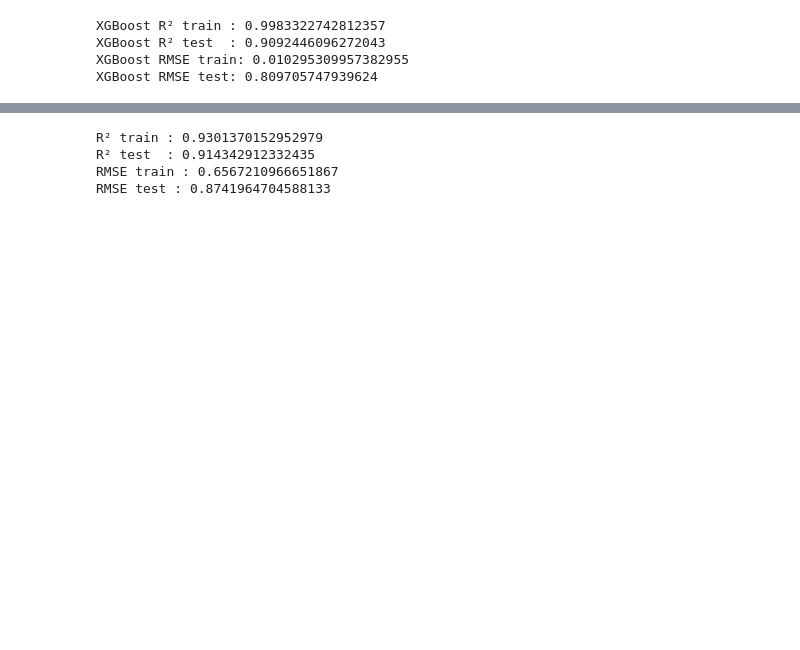
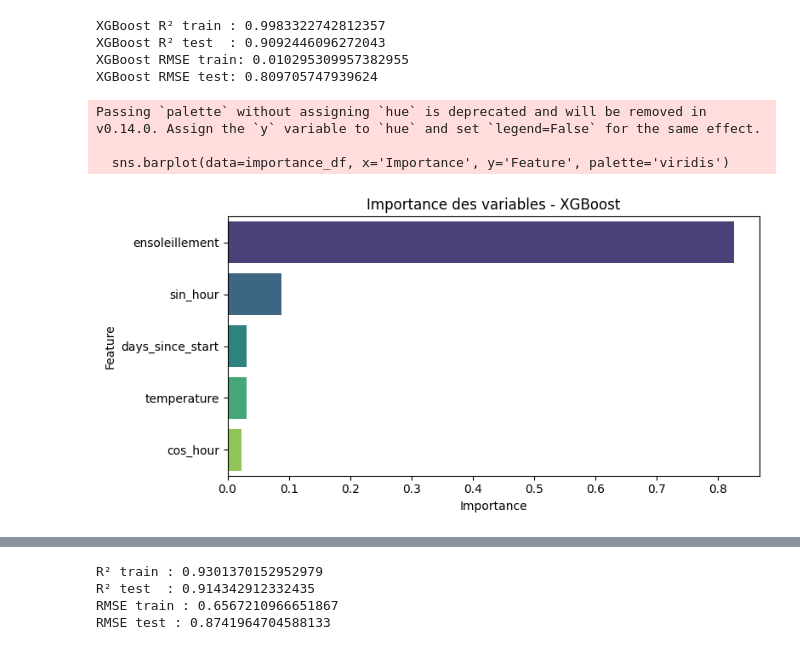
Before and after one commit to Omarbenjelloun915/cementys-deplacement-decorr, a Jupyter notebook: analyse_technique.ipynb, the cells around one changed output, grey strips where cells are left out. Drawn from its saved outputs; the diff is of its cells as text; code cells hidden in the pictures; blank space fills up the shorter version.

```diff
--- a/analyse_technique.ipynb
+++ b/analyse_technique.ipynb
@@ -324,6 +400,28 @@ XGBoost R² train : 0.9983322742812357
 XGBoost R² test  : 0.9092446096272043
 XGBoost RMSE train: 0.010295309957382955
 XGBoost RMSE test: 0.809705747939624
+# %%
+# Récupérer l'importance des features
+importances = xgb_model.feature_importances_
+feature_names = features
+
+# Créer un DataFrame
+importance_df = pd.DataFrame({
+    'Feature': feature_names,
+    'Importance': importances
+}).sort_values(by="Importance", ascending=False)
+
+# Affichage
+plt.figure(figsize=(8, 4))
+sns.barplot(data=importance_df, x='Importance', y='Feature', palette='viridis')
+plt.title("Importance des variables - XGBoost")
+plt.tight_layout()
+plt.show()
+# %% [output]
+Passing `palette` without assigning `hue` is deprecated and will be removed in v0.14.0. Assign the `y` variable to `hue` and set `legend=False` for the same effect.
+
+  sns.barplot(data=importance_df, x='Importance', y='Feature', palette='viridis')
+[figure, added]
 # %%
 # Affichage résultats sur le jeu de test
 ts_train = df["ts"].iloc[:len(y_train)]
```
Also changed, not shown: parts of 13 cells of this notebook, 1 other file.
